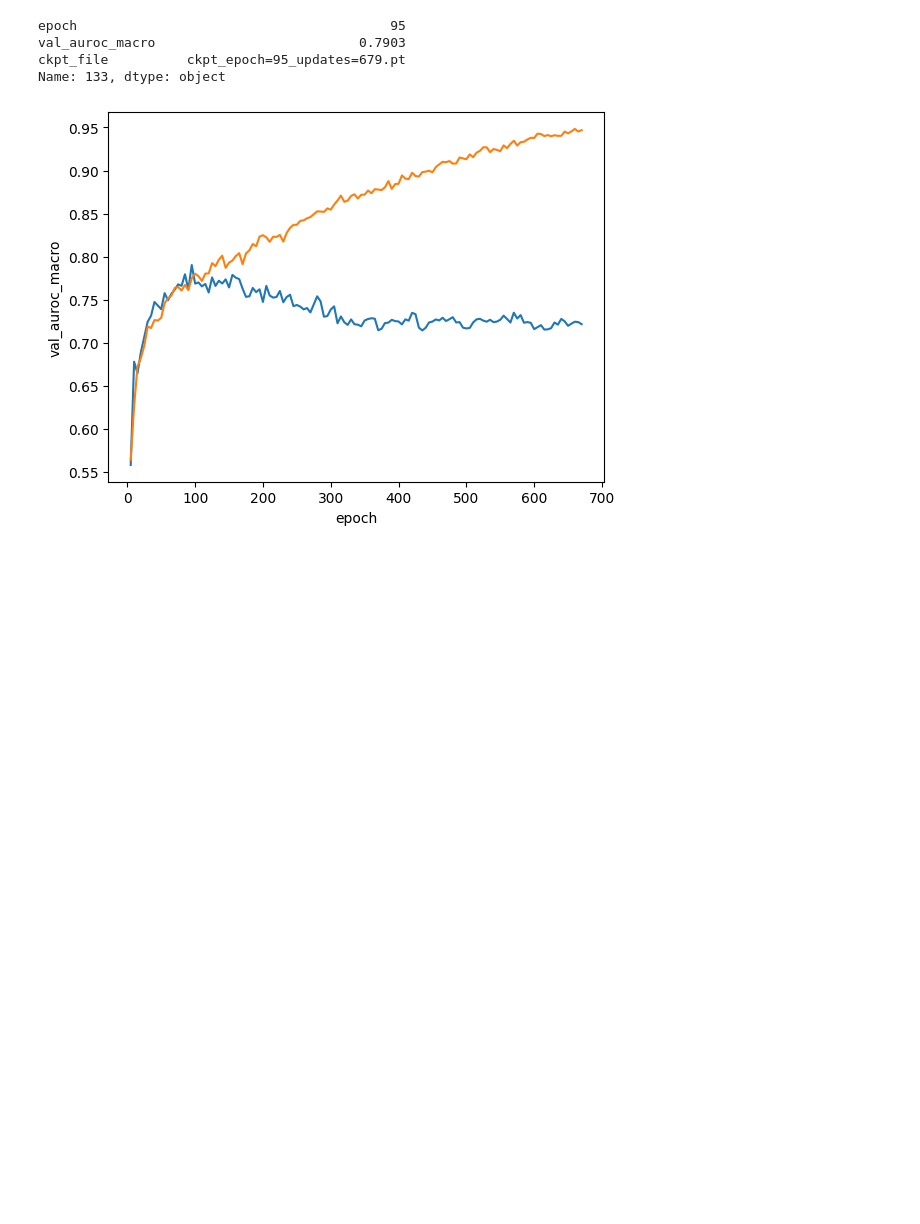
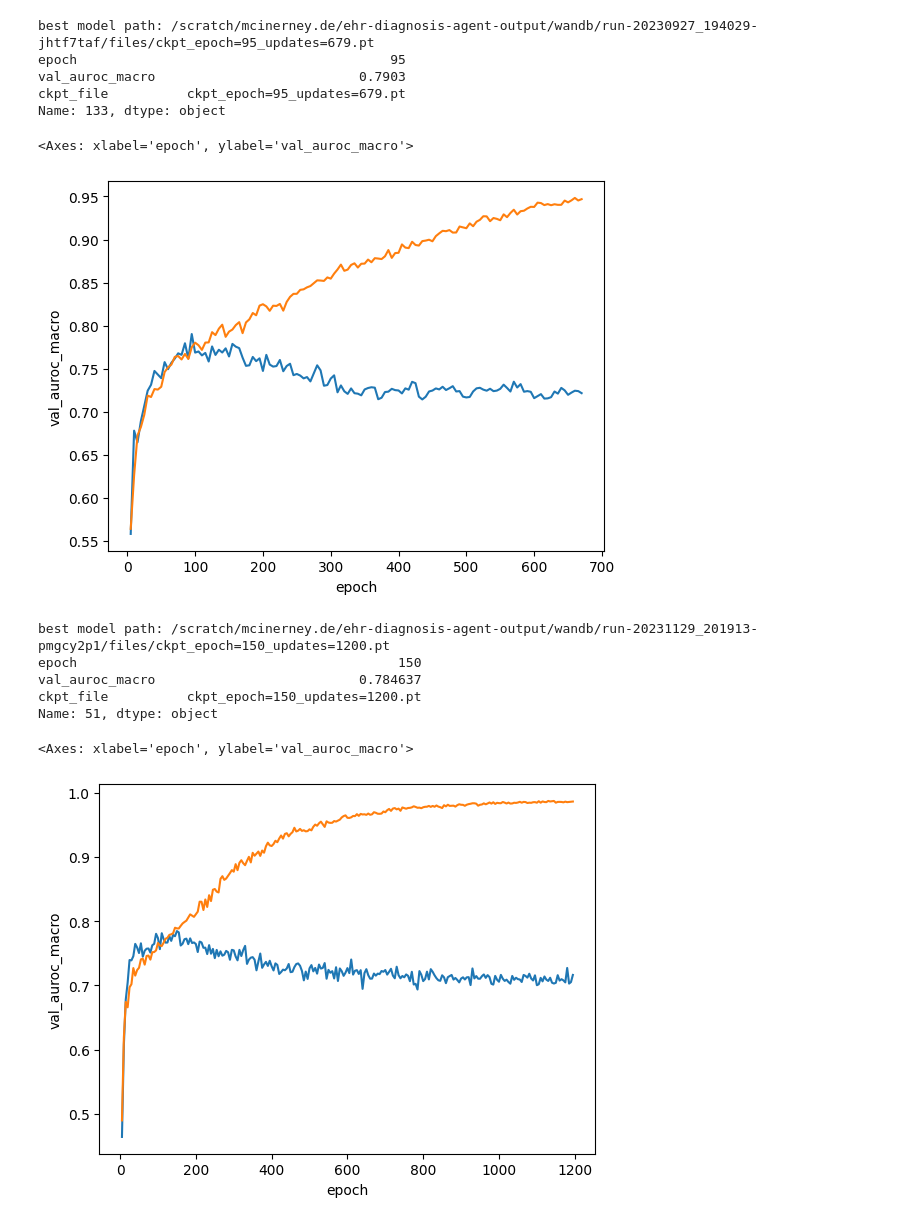
Before and after one commit to dmcinerney/ehr-diagnosis-agent, a Jupyter notebook: ehr_diagnosis_agent/results2.ipynb, the cells around one changed output. Cells and saved outputs as stored; diff of their text form; code cells hidden in the pictures; blank space fills up the shorter version.

```diff
--- a/ehr_diagnosis_agent/results2.ipynb
+++ b/ehr_diagnosis_agent/results2.ipynb
@@ -35,5 +35,9 @@ def get_train_eval_df(outdir):
         rows[-1].update(log_results(args.env.value.reward_type, val_results, 'val', actor=actor))
         train_results = pd.read_csv(os.path.join(outdir, train_files[k]))
         rows[-1].update(log_results(args.env.value.reward_type, train_results, 'train', actor=actor))
-    return pd.DataFrame(rows)
+    df = pd.DataFrame(rows)
+    best_row = df.sort_values('val_auroc_macro')[['epoch', 'val_auroc_macro', 'ckpt_file']].iloc[-1]
+    print('best model path:', os.path.join(outdir, best_row.ckpt_file))
+    print(best_row)
+    return df, best_row
 # %%
@@ -49,12 +54,25 @@ Name: 10, dtype: object
 [figure]
 # %%
-df = get_train_eval_df('/scratch/mcinerney.de/ehr-diagnosis-agent-output/wandb/run-20230927_194029-jhtf7taf/files')
+df, best_row = get_train_eval_df('/scratch/mcinerney.de/ehr-diagnosis-agent-output/wandb/run-20230927_194029-jhtf7taf/files')
 sns.lineplot(data=df, x='epoch', y='val_auroc_macro')
 sns.lineplot(data=df, x='epoch', y='train_auroc_macro')
-df.sort_values('val_auroc_macro')[['epoch', 'val_auroc_macro', 'ckpt_file']].iloc[-1]
 # %% [output]
+best model path: /scratch/mcinerney.de/ehr-diagnosis-agent-output/wandb/run-20230927_194029-jhtf7taf/files/ckpt_epoch=95_updates=679.pt
 epoch                                        95
 val_auroc_macro                          0.7903
 ckpt_file          ckpt_epoch=95_updates=679.pt
 Name: 133, dtype: object
+<Axes: xlabel='epoch', ylabel='val_auroc_macro'>
 [figure]
+# %%
+df, best_row = get_train_eval_df('/scratch/mcinerney.de/ehr-diagnosis-agent-output/wandb/run-20231129_201913-pmgcy2p1/files')
+sns.lineplot(data=df, x='epoch', y='val_auroc_macro')
+sns.lineplot(data=df, x='epoch', y='train_auroc_macro')
+# %% [output]
+best model path: /scratch/mcinerney.de/ehr-diagnosis-agent-output/wandb/run-20231129_201913-pmgcy2p1/files/ckpt_epoch=150_updates=1200.pt
+epoch                                         150
+val_auroc_macro                          0.784637
+ckpt_file          ckpt_epoch=150_updates=1200.pt
+Name: 51, dtype: object
+<Axes: xlabel='epoch', ylabel='val_auroc_macro'>
+[figure, added]
```
Also changed, not shown: parts of 9 cells of this notebook, 9 other files.
